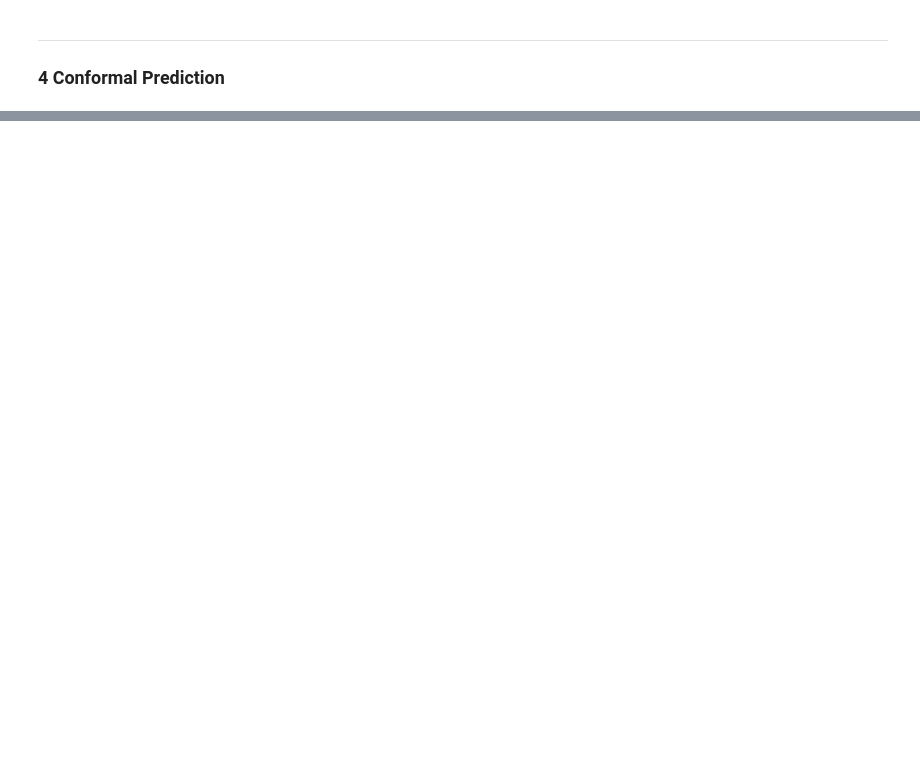
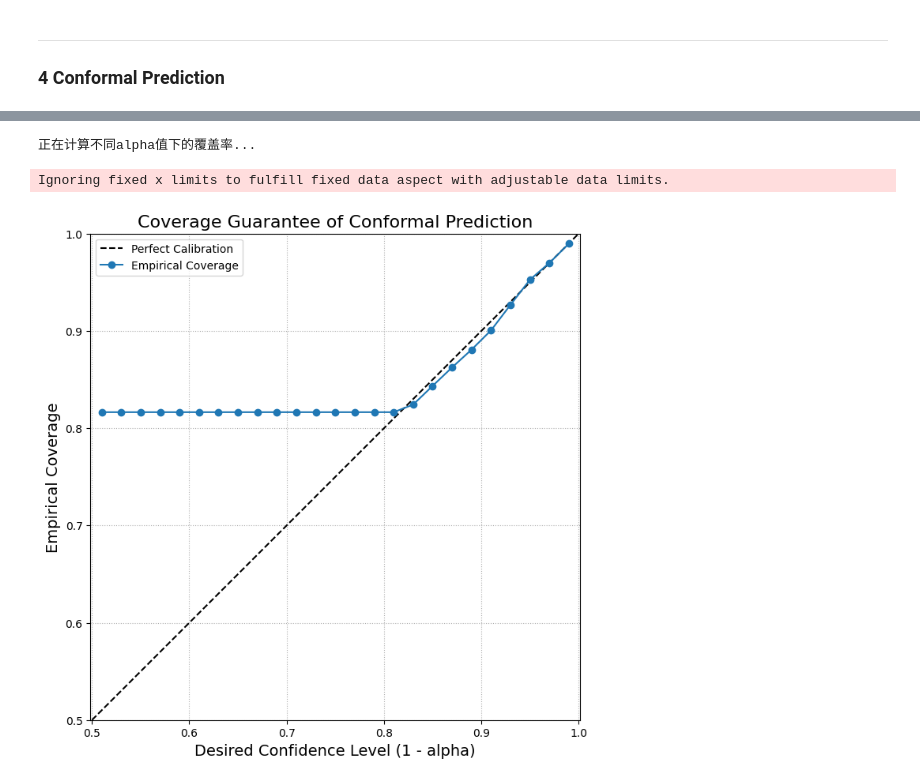
Before and after one commit to YoloYao/Uncertainty-Sentiment-Analysis, a Jupyter notebook: notebooks/2_uncertainty_quantification.ipynb, the cells around one changed output, grey strips where cells are left out. Cells and saved outputs as stored; diff of their text form; code cells hidden in the pictures; blank space fills up the shorter version.

```diff
--- a/notebooks/2_uncertainty_quantification.ipynb
+++ b/notebooks/2_uncertainty_quantification.ipynb
@@ -601,0 +759,37 @@ ___
+# %%
+# --- 准备在一系列alpha值上进行测试 ---
+alphas = np.arange(0.01, 0.5, 0.02)
+actual_coverages = []
+
+print("正在计算不同alpha值下的覆盖率...")
+for alpha_level in tqdm(alphas):
+    # 重新生成预测集
+    temp_prediction_sets = conformal_predict(y_calib_probs, y_calib_true, y_test_probs, alpha=alpha_level)
+    # 计算并记录覆盖率
+    coverage, _ = evaluate_conformal(y_test_true, temp_prediction_sets)
+    actual_coverages.append(coverage)
+
+# 期望的置信度水平
+desired_confidences = 1 - alphas
+
+# --- 开始绘图 ---
+plt.figure(figsize=(8, 8))
+# 绘制y=x的完美对角线
+plt.plot([0.5, 1], [0.5, 1], 'k--', label="Perfect Calibration")
+
+# 绘制实际的曲线
+plt.plot(desired_confidences, actual_coverages, 'o-', label="Empirical Coverage")
+
+plt.xlabel("Desired Confidence Level (1 - alpha)", fontsize=14)
+plt.ylabel("Empirical Coverage", fontsize=14)
+plt.title("Coverage Guarantee of Conformal Prediction", fontsize=16)
+plt.axis('equal') # 让x和y轴的比例相等，更直观
+plt.xlim([0.5, 1])
+plt.ylim([0.5, 1])
+plt.legend()
+plt.grid(True, linestyle='dotted')
+plt.show()
+# %% [output]
+正在计算不同alpha值下的覆盖率...
+Ignoring fixed x limits to fulfill fixed data aspect with adjustable data limits.
+[figure, added]
```
Also changed, not shown: parts of 11 cells of this notebook, 5 other files.
